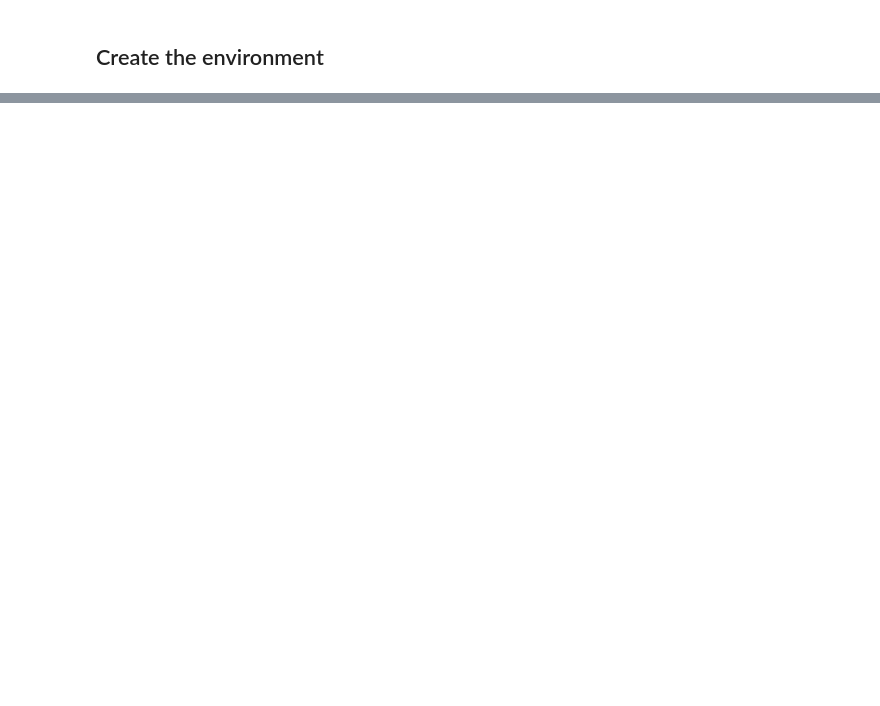
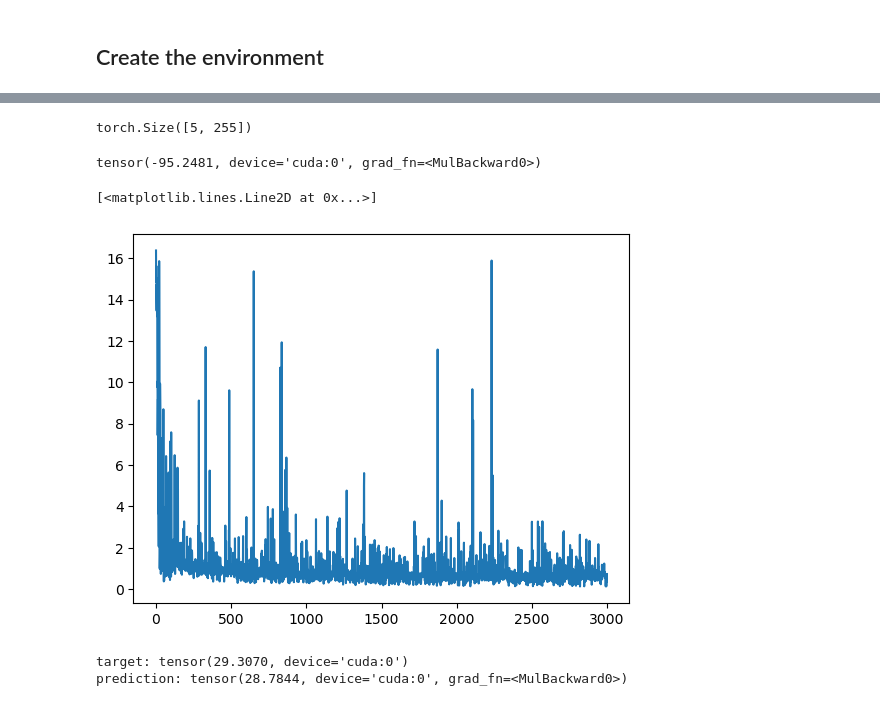
Before and after one commit to till2/self-driving-car, a Jupyter notebook: AC_Testing.ipynb, the cells around one changed output, grey strips where cells are left out. Cells and saved outputs as stored; diff of their text form; code cells hidden in the pictures; blank space fills up the shorter version.

Commit message:
add working twohot_encode for the discrete regression critic
- twohot_encode not integrated yet, but works (tested.)
- and add symlog and symexp for tensors

```diff
--- a/AC_Testing.ipynb
+++ b/AC_Testing.ipynb
@@ -98,3 +95,7 @@ Adding a RescaleActionV0 wrapper. Low: [-1. -1. -1.] High: [1. 1. 1.]
 # %%
 agent = ContinuousActorCritic()
+ac = ActorCriticDreamer()
 # agent.load_weights("weights/ContinuousActorCritic_0")
+
+# vae = VAE()
+# vae.optim = optim.Adam(vae.parameters(), lr=1e-4, weight_decay=1e-6)
@@ -105,0 +196,52 @@ type(obs)
+# %%
+returns = torch.rand(5).to(device)
+torch.stack([twohot_encode(r) for r in returns]).shape
+# %% [output]
+torch.Size([5, 255])
+# %%
+def apply_critic(ac, obs):
+    """
+    obs: an observation
+
+    Returns the predicted original return.
+    Because the critic is trained to predict symlog returns, the prediction needs to be symexp'd.
+    """
+    buckets = torch.linspace(config["min_bucket"], config["max_bucket"], config["num_buckets"]).to(device)
+    return symexp(ac.critic(obs) @ buckets)
+
+apply_critic(ac, obs)
+# %% [output]
+tensor(-95.2481, device='cuda:0', grad_fn=<MulBackward0>)
+# %%
+losses = []
+
+for i in tqdm(range(3000)):
+    obs = torch.rand(3).to(device)
+
+    # prediction
+    prediction = ac.critic(obs) # (255,)
+
+    # label
+    test_return = torch.mean(obs * 100)  # torch.Tensor([-100]).to(device)
+    encoded_target = twohot_encode(test_return, buckets).detach() # (255,)
+
+    # update critic
+    critic_loss = - encoded_target @ torch.log(prediction)
+    ac.critic_optim.zero_grad()
+    critic_loss.backward(retain_graph=True)
+    nn.utils.clip_grad_norm_(ac.critic.parameters(), max_norm=ac.max_grad_norm, norm_type=2)
+    ac.critic_optim.step()
+
+    losses.append(to_np(critic_loss))
+# %%
+plt.plot(losses)
+# %% [output]
+[<matplotlib.lines.Line2D at 0x...>]
+[figure, added]
+# %%
+obs = torch.rand(3).to(device)
+print("target:", torch.mean(obs * 100))
+print("prediction:", apply_critic(ac, obs))
+# %% [output]
+target: tensor(29.3070, device='cuda:0')
+prediction: tensor(28.7844, device='cuda:0', grad_fn=<MulBackward0>)
```
Also changed, not shown: parts of 15 cells of this notebook, 4 other files.
